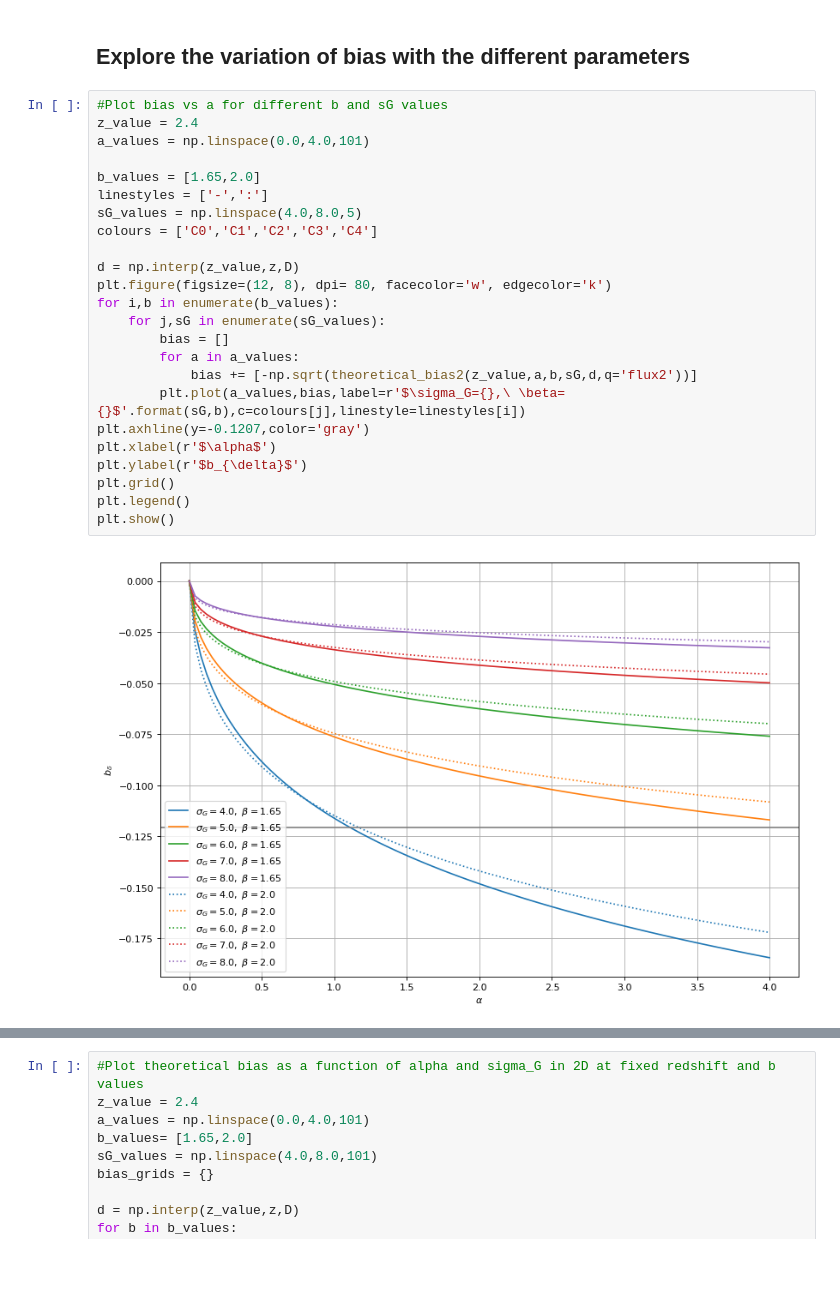
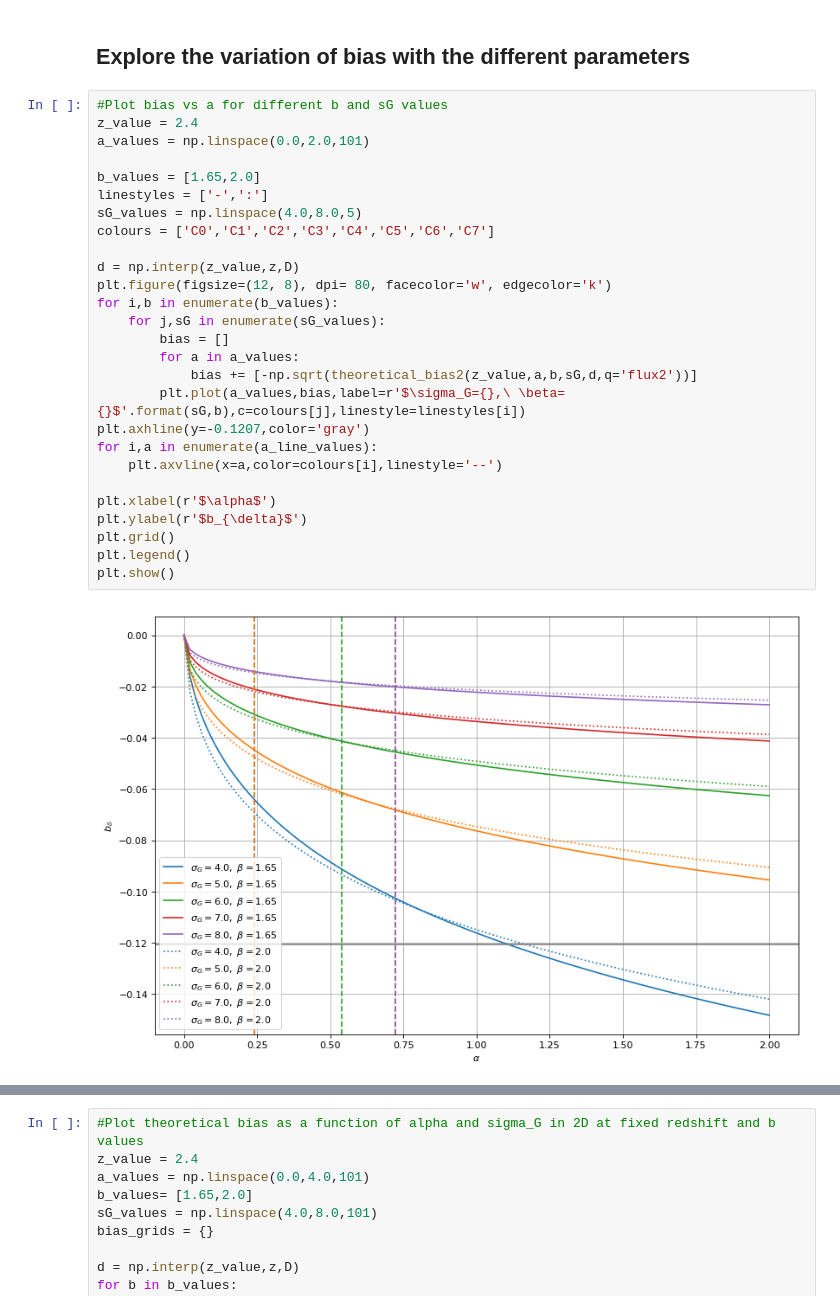
Before and after one commit to igmhub/LyaCoLoRe, a Jupyter notebook: notebooks/analytic_bias.ipynb, the cells around one changed output, grey strips where cells are left out. Saved outputs shown, nothing was run; the diff lists cells and outputs as text; blank space fills up the shorter version.

Commit message:
Updates to plots, attempts at marginalising over extra power

```diff
--- a/notebooks/analytic_bias.ipynb
+++ b/notebooks/analytic_bias.ipynb
@@ -246,26 +246,29 @@ plt.show()
 # %%
 #Plot bias vs a for different b and sG values
 z_value = 2.4
-a_values = np.linspace(0.0,4.0,101)
+a_values = np.linspace(0.0,2.0,101)
 
 b_values = [1.65,2.0]
 linestyles = ['-',':']
 sG_values = np.linspace(4.0,8.0,5)
-colours = ['C0','C1','C2','C3','C4']
+colours = ['C0','C1','C2','C3','C4','C5','C6','C7']
 
 d = np.interp(z_value,z,D)
 plt.figure(figsize=(12, 8), dpi= 80, facecolor='w', edgecolor='k')
 for i,b in enumerate(b_values):
     for j,sG in enumerate(sG_values):
         bias = []
         for a in a_values:
             bias += [-np.sqrt(theoretical_bias2(z_value,a,b,sG,d,q='flux2'))]
         plt.plot(a_values,bias,label=r'$\sigma_G={},\ \beta={}$'.format(sG,b),c=colours[j],linestyle=linestyles[i])
 plt.axhline(y=-0.1207,color='gray')
+for i,a in enumerate(a_line_values):
+    plt.axvline(x=a,color=colours[i],linestyle='--')
+
 plt.xlabel(r'$\alpha$')
 plt.ylabel(r'$b_{\delta}$')
 plt.grid()
 plt.legend()
 plt.show()
 # %% [output]
-[figure, old version]
+[figure, new version]
```
Also changed, not shown: parts of 11 cells of this notebook.
